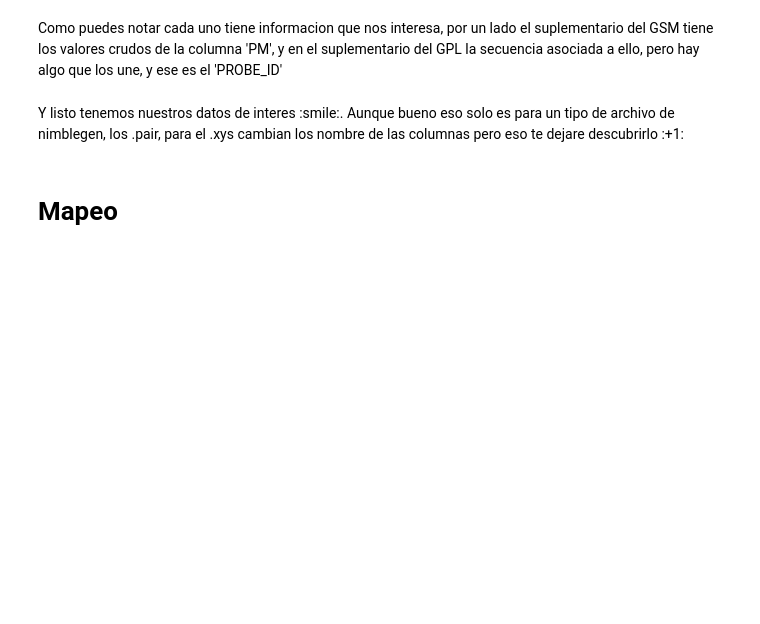
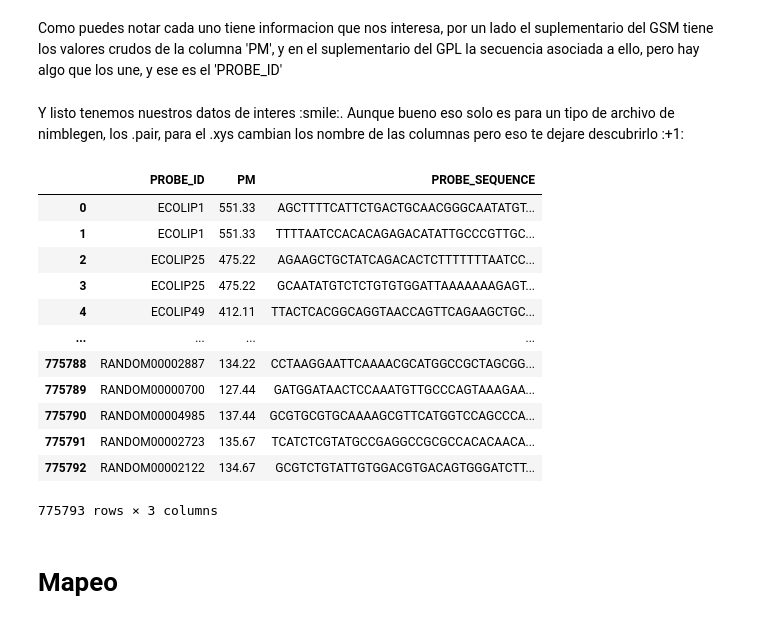
Before and after one commit to mateomics/mateo, a Jupyter notebook: Read_microarrays.ipynb, the cells around one changed output. Saved outputs shown, nothing was run; the diff lists cells and outputs as text; code cells hidden in the pictures; blank space fills up the shorter version.

```diff
--- a/Read_microarrays.ipynb
+++ b/Read_microarrays.ipynb
@@ -105,6 +105,22 @@ merge_sups = gsm_supp.loc[:,["PROBE_ID","PM"]].merge(gpl_supp.loc[:,["PROBE_ID",
 # ---> inner para las coincidencias, left para todas las de la izquierda y coincidencias, right para viceversa, y outer para todas
 # %% [markdown]
 Y listo tenemos nuestros datos de interes :smile:. Aunque bueno eso solo es para un tipo de archivo de nimblegen, los .pair, para el .xys cambian los nombre de las columnas pero eso te dejare descubrirlo :+1:
+# %%
+merge_sups
+# %% [output]
+|  | PROBE_ID | PM | PROBE_SEQUENCE |
+| 0 | ECOLIP1 | 551.33 | AGCTTTTCATTCTGACTGCAACGGGCAATATGT... |
+| 1 | ECOLIP1 | 551.33 | TTTTAATCCACACAGAGACATATTGCCCGTTGC... |
+| 2 | ECOLIP25 | 475.22 | AGAAGCTGCTATCAGACACTCTTTTTTTAATCC... |
+| 3 | ECOLIP25 | 475.22 | GCAATATGTCTCTGTGTGGATTAAAAAAAGAGT... |
+| 4 | ECOLIP49 | 412.11 | TTACTCACGGCAGGTAACCAGTTCAGAAGCTGC... |
+| ... | ... | ... | ... |
+| 775788 | RANDOM00002887 | 134.22 | CCTAAGGAATTCAAAACGCATGGCCGCTAGCGG... |
+| 775789 | RANDOM00000700 | 127.44 | GATGGATAACTCCAAATGTTGCCCAGTAAAGAA... |
+| 775790 | RANDOM00004985 | 137.44 | GCGTGCGTGCAAAAGCGTTCATGGTCCAGCCCA... |
+| 775791 | RANDOM00002723 | 135.67 | TCATCTCGTATGCCGAGGCCGCGCCACACAACA... |
+| 775792 | RANDOM00002122 | 134.67 | GCGTCTGTATTGTGGACGTGACAGTGGGATCTT... |
+775793 rows × 3 columns
 # %% [markdown]
 # Mapeo
 # %% [markdown]
```
Also changed, not shown: parts of 37 cells of this notebook.
